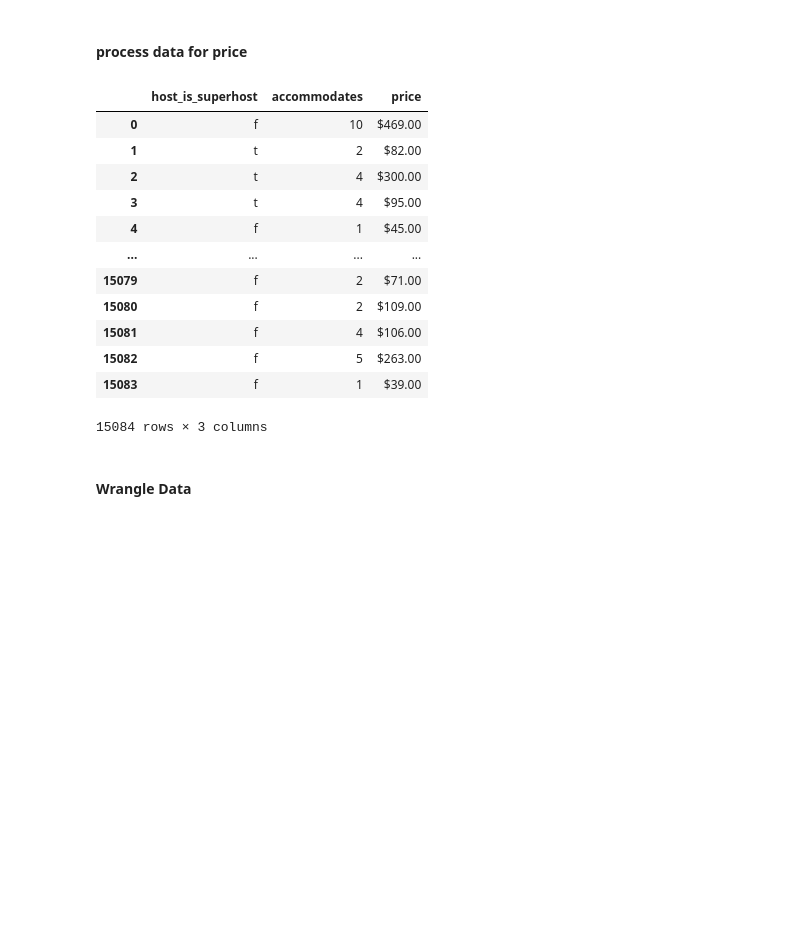
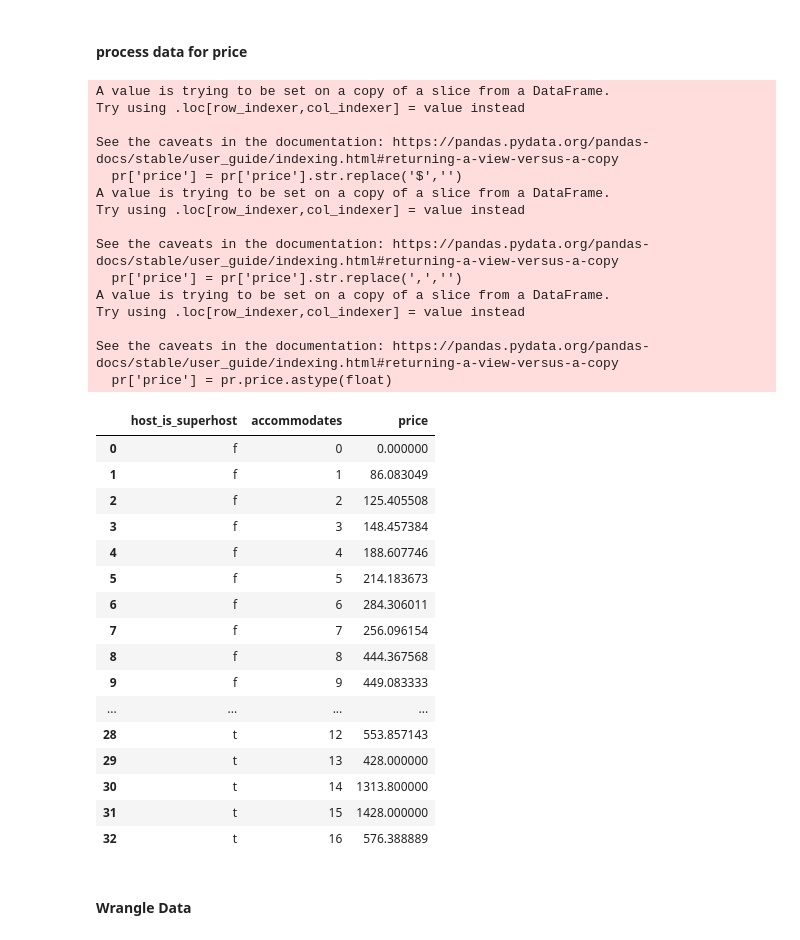
Before and after one commit to data301-2021-winter1/project-group11-project, a Jupyter notebook: notebooks/analysis1.ipynb, the cells around one changed output. Cells and saved outputs as stored; diff of their text form; code cells hidden in the pictures; blank space fills up the shorter version.

```diff
--- a/notebooks/analysis1.ipynb
+++ b/notebooks/analysis1.ipynb
@@ -263,25 +268,48 @@ cleanmean
 | 1 | t | 4.837693 |
 # %% [markdown]
 #### process data for price
-# %%
-price = df1[['host_is_superhost', 'accommodates', 'price']]
-price_procss = price
-"TODO: pendind"
-price_procss
-# %% [output]
-|  | host_is_superhost | accommodates | price |
-| 0 | f | 10 | $469.00 |
-| 1 | t | 2 | $82.00 |
-| 2 | t | 4 | $300.00 |
-| 3 | t | 4 | $95.00 |
-| 4 | f | 1 | $45.00 |
-| ... | ... | ... | ... |
-| 15079 | f | 2 | $71.00 |
-| 15080 | f | 2 | $109.00 |
-| 15081 | f | 4 | $106.00 |
-| 15082 | f | 5 | $263.00 |
-| 15083 | f | 1 | $39.00 |
-15084 rows × 3 columns
+# %%
+pr = df1[['host_is_superhost', 'accommodates', 'price']]
+pr['price'] = pr['price'].str.replace('$','')
+pr['price'] = pr['price'].str.replace(',','')
+pr['price'] = pr.price.astype(float)
+"TODO: pendind"
+price_processed = pr.groupby(["host_is_superhost","accommodates"],as_index=False).mean()
+
+price_processed
+# %% [output]
+A value is trying to be set on a copy of a slice from a DataFrame.
+Try using .loc[row_indexer,col_indexer] = value instead
+
+See the caveats in the documentation: https://pandas.pydata.org/pandas-docs/stable/user_guide/indexing.html#returning-a-view-versus-a-copy
+  pr['price'] = pr['price'].str.replace('$','')
+A value is trying to be set on a copy of a slice from a DataFrame.
+Try using .loc[row_indexer,col_indexer] = value instead
+
+See the caveats in the documentation: https://pandas.pydata.org/pandas-docs/stable/user_guide/indexing.html#returning-a-view-versus-a-copy
+  pr['price'] = pr['price'].str.replace(',','')
+A value is trying to be set on a copy of a slice from a DataFrame.
+Try using .loc[row_indexer,col_indexer] = value instead
+
+See the caveats in the documentation: https://pandas.pydata.org/pandas-docs/stable/user_guide/indexing.html#returning-a-view-versus-a-copy
+  pr['price'] = pr.price.astype(float)
+|  | host_is_superhost | accommodates | price |
+| 0 | f | 0 | 0.000000 |
+| 1 | f | 1 | 86.083049 |
+| 2 | f | 2 | 125.405508 |
+| 3 | f | 3 | 148.457384 |
+| 4 | f | 4 | 188.607746 |
+| 5 | f | 5 | 214.183673 |
+| 6 | f | 6 | 284.306011 |
+| 7 | f | 7 | 256.096154 |
+| 8 | f | 8 | 444.367568 |
+| 9 | f | 9 | 449.083333 |
+| ... | ... | ... | ... |
+| 28 | t | 12 | 553.857143 |
+| 29 | t | 13 | 428.000000 |
+| 30 | t | 14 | 1313.800000 |
+| 31 | t | 15 | 1428.000000 |
+| 32 | t | 16 | 576.388889 |
 # %% [markdown]
 #### Wrangle Data
 # %%
```
Also changed, not shown: parts of 1 cell of this notebook.
